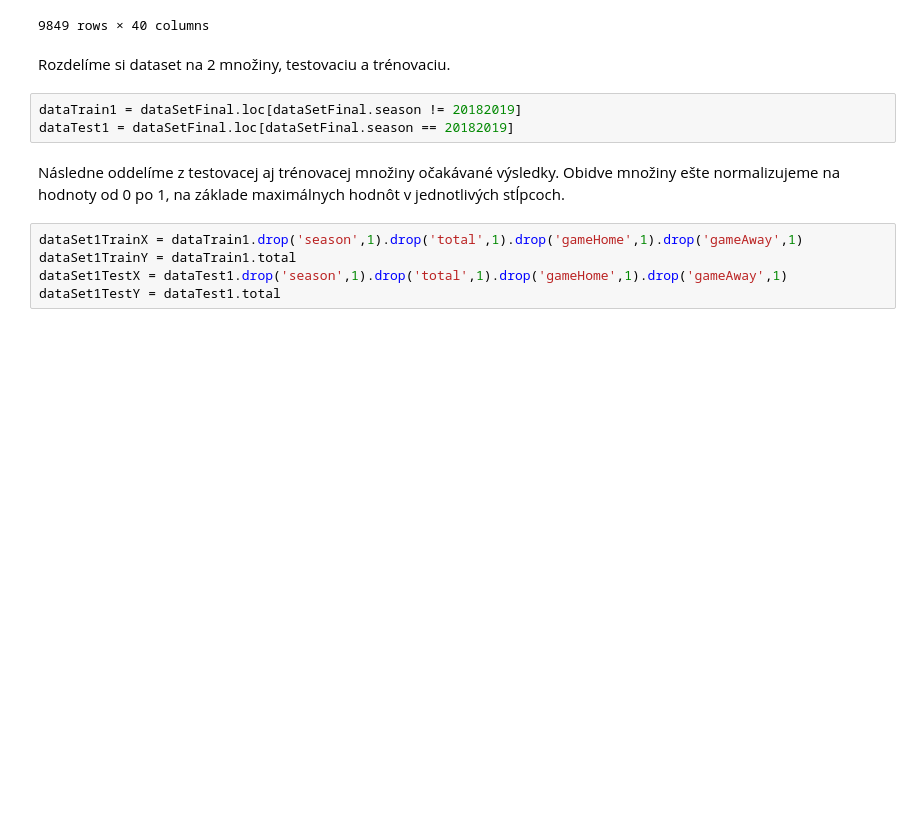
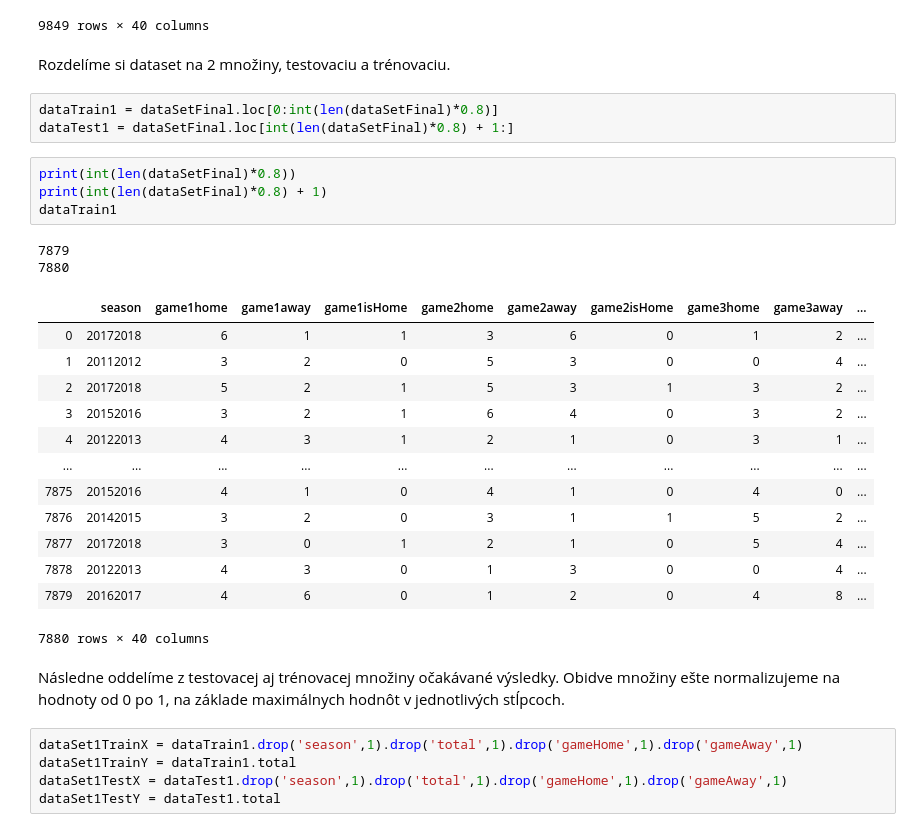
Before and after one commit to urbrex/FIIT_NS_2019, a Jupyter notebook: dataset1.ipynb, the cells around one changed output. Saved outputs shown, nothing was run; the diff lists cells and outputs as text; blank space fills up the shorter version.

```diff
--- a/dataset1.ipynb
+++ b/dataset1.ipynb
@@ -219,8 +220,28 @@ dataSetFinal
 # %% [markdown]
 Rozdelíme si dataset na 2 množiny, testovaciu a trénovaciu.
 # %%
-dataTrain1 = dataSetFinal.loc[dataSetFinal.season != 20182019]
-dataTest1 = dataSetFinal.loc[dataSetFinal.season == 20182019]
+dataTrain1 = dataSetFinal.loc[0:int(len(dataSetFinal)*0.8)]
+dataTest1 = dataSetFinal.loc[int(len(dataSetFinal)*0.8) + 1:]
+# %%
+print(int(len(dataSetFinal)*0.8))
+print(int(len(dataSetFinal)*0.8) + 1)
+dataTrain1
+# %% [output]
+7879
+7880
+|  | season | game1home | game1away | game1isHome | game2home | game2away | game2isHome | game3home | game3away | ... |
+| 0 | 20172018 | 6 | 1 | 1 | 3 | 6 | 0 | 1 | 2 | ... |
+| 1 | 20112012 | 3 | 2 | 0 | 5 | 3 | 0 | 0 | 4 | ... |
+| 2 | 20172018 | 5 | 2 | 1 | 5 | 3 | 1 | 3 | 2 | ... |
+| 3 | 20152016 | 3 | 2 | 1 | 6 | 4 | 0 | 3 | 2 | ... |
+| 4 | 20122013 | 4 | 3 | 1 | 2 | 1 | 0 | 3 | 1 | ... |
+| ... | ... | ... | ... | ... | ... | ... | ... | ... | ... | ... |
+| 7875 | 20152016 | 4 | 1 | 0 | 4 | 1 | 0 | 4 | 0 | ... |
+| 7876 | 20142015 | 3 | 2 | 0 | 3 | 1 | 1 | 5 | 2 | ... |
+| 7877 | 20172018 | 3 | 0 | 1 | 2 | 1 | 0 | 5 | 4 | ... |
+| 7878 | 20122013 | 4 | 3 | 0 | 1 | 3 | 0 | 0 | 4 | ... |
+| 7879 | 20162017 | 4 | 6 | 0 | 1 | 2 | 0 | 4 | 8 | ... |
+7880 rows × 40 columns
 # %% [markdown]
 Následne oddelíme z testovacej aj trénovacej množiny očakávané výsledky. Obidve množiny ešte normalizujeme na hodnoty od 0 po 1, na základe maximálnych hodnôt v jednotlivých stĺpcoch.
 # %%
```
Also changed, not shown: parts of 3 cells of this notebook, 25 other files.
